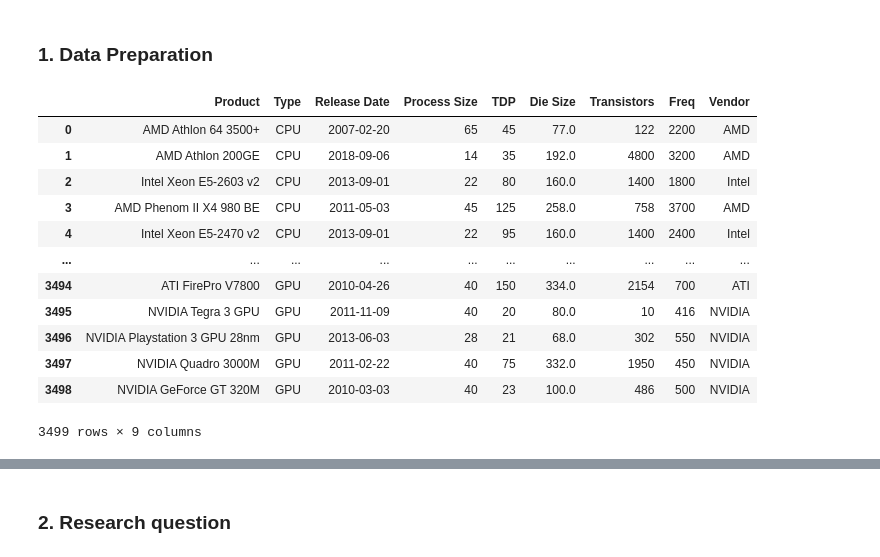
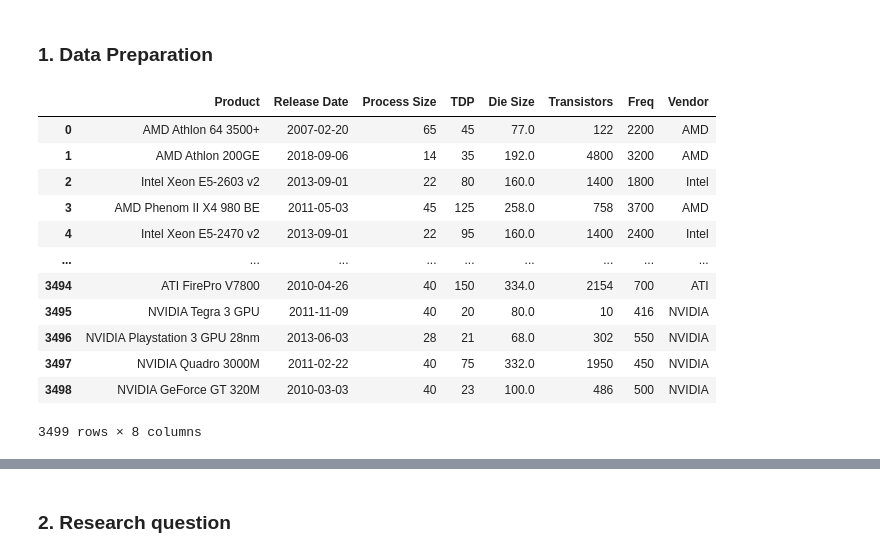
Before and after one commit to Zhengnan817/DAV_5300, a Jupyter notebook: Data_Project/Data_project_proposal.ipynb, the cells around one changed output, grey strips where cells are left out. Saved outputs shown, nothing was run; the diff lists cells and outputs as text; code cells hidden in the pictures.

```diff
--- a/Data_Project/Data_project_proposal.ipynb
+++ b/Data_Project/Data_project_proposal.ipynb
@@ -8,23 +8,24 @@
 # %%
 import pandas as pd
 import warnings
 warnings.filterwarnings('ignore')
 import matplotlib.pyplot as plt
 import seaborn as sns
 chips = pd.read_csv('https://raw.githubusercontent.com/Zhengnan817/DAV_5300/main/Data_Project/src/chip_dataset.csv')
 chips['Release Date'] = pd.to_datetime(chips['Release Date'])
+chips = chips.drop(columns=['Type'])
 chips
 # %% [output]
-|  | Product | Type | Release Date | Process Size | TDP | Die Size | Transistors | Freq | Vendor |
-| 0 | AMD Athlon 64 3500+ | CPU | 2007-02-20 | 65 | 45 | 77.0 | 122 | 2200 | AMD |
-| 1 | AMD Athlon 200GE | CPU | 2018-09-06 | 14 | 35 | 192.0 | 4800 | 3200 | AMD |
-| 2 | Intel Xeon E5-2603 v2 | CPU | 2013-09-01 | 22 | 80 | 160.0 | 1400 | 1800 | Intel |
-| 3 | AMD Phenom II X4 980 BE | CPU | 2011-05-03 | 45 | 125 | 258.0 | 758 | 3700 | AMD |
-| 4 | Intel Xeon E5-2470 v2 | CPU | 2013-09-01 | 22 | 95 | 160.0 | 1400 | 2400 | Intel |
-| ... | ... | ... | ... | ... | ... | ... | ... | ... | ... |
-| 3494 | ATI FirePro V7800 | GPU | 2010-04-26 | 40 | 150 | 334.0 | 2154 | 700 | ATI |
-| 3495 | NVIDIA Tegra 3 GPU | GPU | 2011-11-09 | 40 | 20 | 80.0 | 10 | 416 | NVIDIA |
-| 3496 | NVIDIA Playstation 3 GPU 28nm | GPU | 2013-06-03 | 28 | 21 | 68.0 | 302 | 550 | NVIDIA |
-| 3497 | NVIDIA Quadro 3000M | GPU | 2011-02-22 | 40 | 75 | 332.0 | 1950 | 450 | NVIDIA |
-| 3498 | NVIDIA GeForce GT 320M | GPU | 2010-03-03 | 40 | 23 | 100.0 | 486 | 500 | NVIDIA |
+|  | Product | Release Date | Process Size | TDP | Die Size | Transistors | Freq | Vendor |
+| 0 | AMD Athlon 64 3500+ | 2007-02-20 | 65 | 45 | 77.0 | 122 | 2200 | AMD |
+| 1 | AMD Athlon 200GE | 2018-09-06 | 14 | 35 | 192.0 | 4800 | 3200 | AMD |
+| 2 | Intel Xeon E5-2603 v2 | 2013-09-01 | 22 | 80 | 160.0 | 1400 | 1800 | Intel |
+| 3 | AMD Phenom II X4 980 BE | 2011-05-03 | 45 | 125 | 258.0 | 758 | 3700 | AMD |
+| 4 | Intel Xeon E5-2470 v2 | 2013-09-01 | 22 | 95 | 160.0 | 1400 | 2400 | Intel |
+| ... | ... | ... | ... | ... | ... | ... | ... | ... |
+| 3494 | ATI FirePro V7800 | 2010-04-26 | 40 | 150 | 334.0 | 2154 | 700 | ATI |
+| 3495 | NVIDIA Tegra 3 GPU | 2011-11-09 | 40 | 20 | 80.0 | 10 | 416 | NVIDIA |
+| 3496 | NVIDIA Playstation 3 GPU 28nm | 2013-06-03 | 28 | 21 | 68.0 | 302 | 550 | NVIDIA |
+| 3497 | NVIDIA Quadro 3000M | 2011-02-22 | 40 | 75 | 332.0 | 1950 | 450 | NVIDIA |
+| 3498 | NVIDIA GeForce GT 320M | 2010-03-03 | 40 | 23 | 100.0 | 486 | 500 | NVIDIA |
-3499 rows × 9 columns
+3499 rows × 8 columns
```
Also changed, not shown: parts of 11 cells of this notebook.
